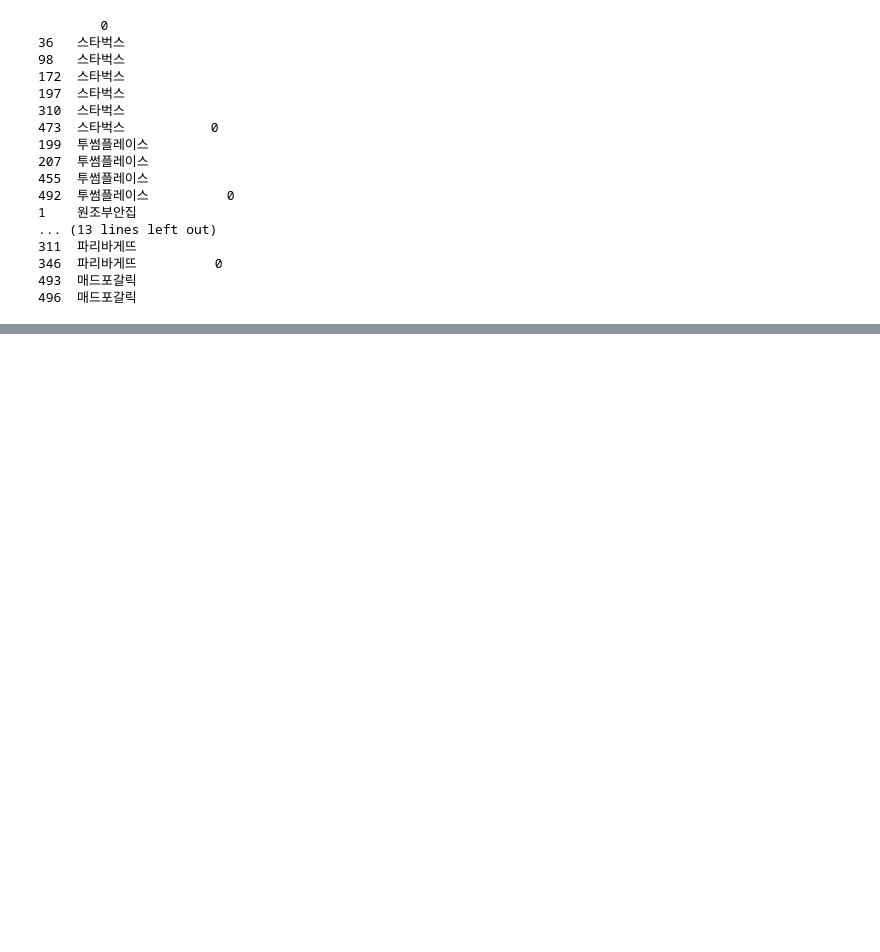
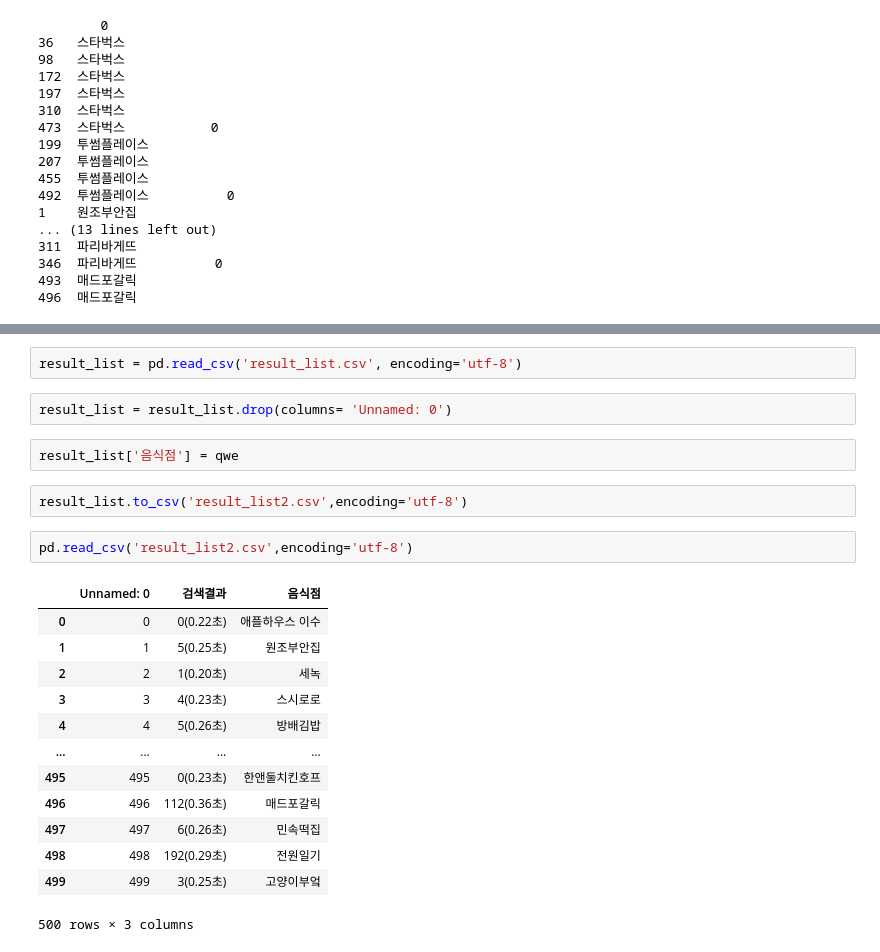
Before and after one commit to gitea0101/jupyter_note, a Jupyter notebook: mini/asd.ipynb, the cells around one changed output, grey strips where cells are left out. Cells and saved outputs as stored; diff of their text form; blank space fills up the shorter version.

```diff
--- a/mini/asd.ipynb
+++ b/mini/asd.ipynb
@@ -92,0 +94,24 @@ qwe_df [qwe_df[0] == '파리바게뜨'],qwe_df [qwe_df[0] == '매드포갈릭'])
+# %%
+result_list = pd.read_csv('result_list.csv', encoding='utf-8')
+# %%
+result_list = result_list.drop(columns= 'Unnamed: 0')
+# %%
+result_list['음식점'] = qwe
+# %%
+result_list.to_csv('result_list2.csv',encoding='utf-8')
+# %%
+pd.read_csv('result_list2.csv',encoding='utf-8')
+# %% [output]
+|  | Unnamed: 0 | 검색결과 | 음식점 |
+| 0 | 0 | 0(0.22초) | 애플하우스 이수 |
+| 1 | 1 | 5(0.25초) | 원조부안집 |
+| 2 | 2 | 1(0.20초) | 세녹 |
+| 3 | 3 | 4(0.23초) | 스시로로 |
+| 4 | 4 | 5(0.26초) | 방배김밥 |
+| ... | ... | ... | ... |
+| 495 | 495 | 0(0.23초) | 한앤둘치킨호프 |
+| 496 | 496 | 112(0.36초) | 매드포갈릭 |
+| 497 | 497 | 6(0.26초) | 민속떡집 |
+| 498 | 498 | 192(0.29초) | 전원일기 |
+| 499 | 499 | 3(0.25초) | 고양이부엌 |
+500 rows × 3 columns
```
Also changed, not shown: parts of 9 cells of this notebook, 3 other files.
